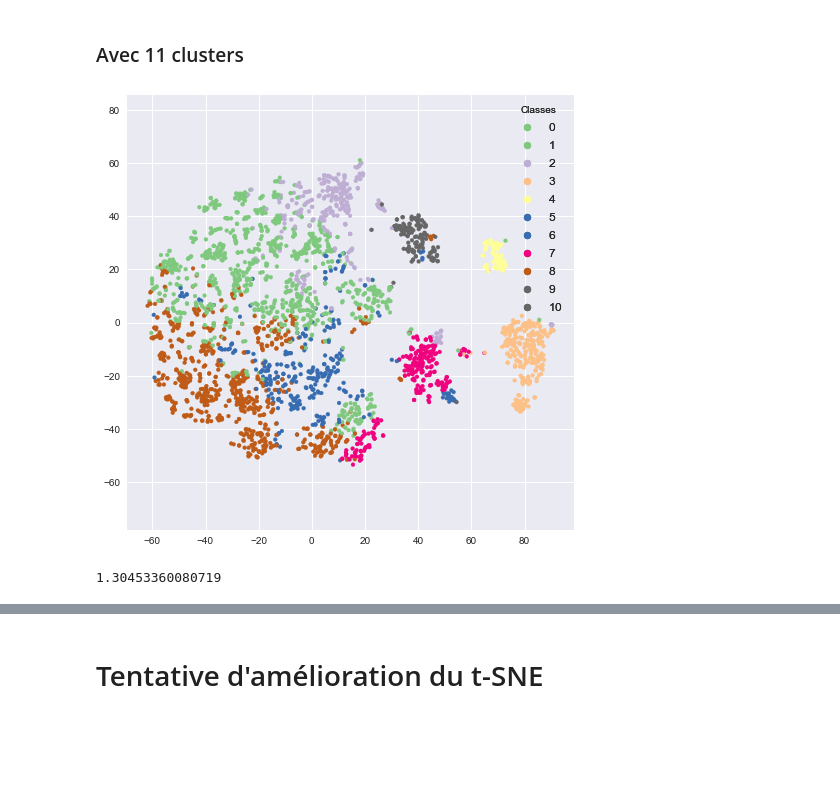
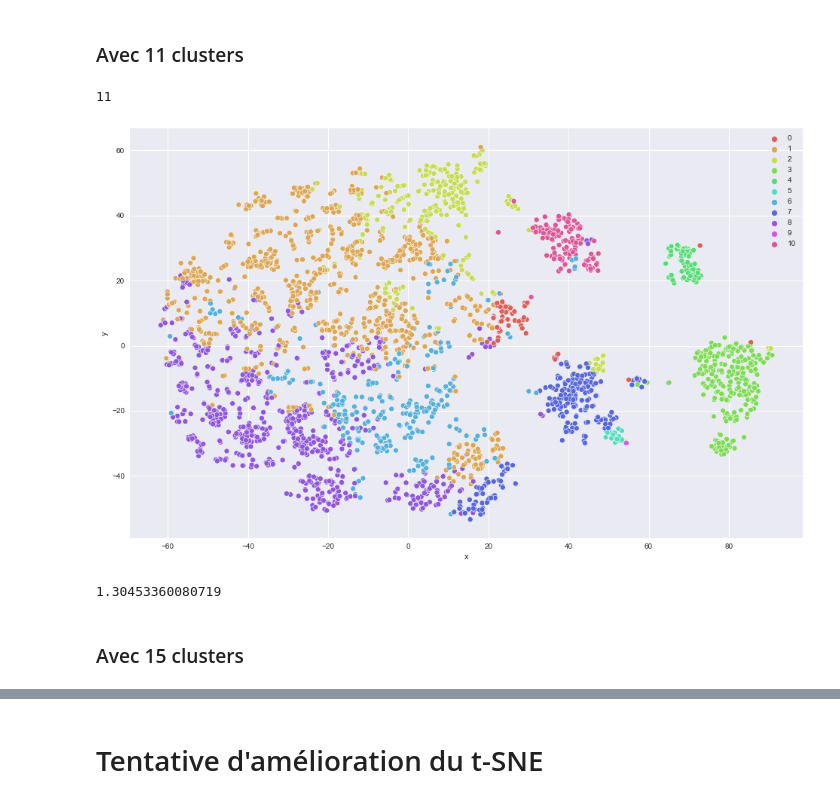
Before and after one commit to khub41/OC_P05, a Jupyter notebook: modelisation.ipynb, the cells around one changed output, grey strips where cells are left out. Saved outputs shown, nothing was run; the diff lists cells and outputs as text; code cells hidden in the pictures; blank space fills up the shorter version.

```diff
--- a/modelisation.ipynb
+++ b/modelisation.ipynb
@@ -77,6 +78,24 @@ def plot_scatter_tsne(data_tsne, loaded_model, data_scale, savefig=False):
         plt.savefig('plots/{}.png'.format(savefig), bbox_inches='tight', dpi=360)
     plt.show()
     print(tsne.kl_divergence_)
+# %%
+def plot_scatter_tsne_seaborn(data_tsne, loaded_model, data_scale, savefig=False):
+    """Create figure with 2d projected data by tsne colored
+    by labels predicted by a kmeans model"""
+
+    df_subset = pd.DataFrame(data=data_tsne, columns=['x', 'y'])
+    plt.figure(figsize=(16,10))
+    print(len(set(list(loaded_model.predict(pd.DataFrame(data_scale))))))
+    sns.scatterplot(x="x",
+                    y="y",
+                    hue=loaded_model.predict(pd.DataFrame(data_scale)),
+                    palette=sns.color_palette("hls", len(set(list(loaded_model.predict(pd.DataFrame(data_scale)))))),
+                    data=df_subset,
+                    legend="full")
+    if savefig:
+        plt.savefig('plots/{}.png'.format(savefig), bbox_inches='tight', dpi=360)
+    plt.show()
+    print(tsne.kl_divergence_)
 # %% [markdown]
 Retour au [code](#plot_scatter_tsne_back)
 # %% [markdown]
@@ -366,7 +386,10 @@ logged_model = 'file:///C:/Users/S053567/Docs/OpenClassrooms/OC_P05/mlruns/1/376
 # Load model as a PyFuncModel.
 loaded_model_11 = mlflow.pyfunc.load_model(logged_model)
 # %%
-plot_scatter_tsne(data_tsne, loaded_model_11, data_scale)
+plot_scatter_tsne_seaborn(data_tsne, loaded_model_11, data_scale)
 # %% [output]
+11
-[figure, old version]
+[figure, new version]
-1.30453360080719
+1.30453360080719
+# %% [markdown]
+### Avec 15 clusters
```
Also changed, not shown: parts of 9 cells of this notebook, 1 other file.
